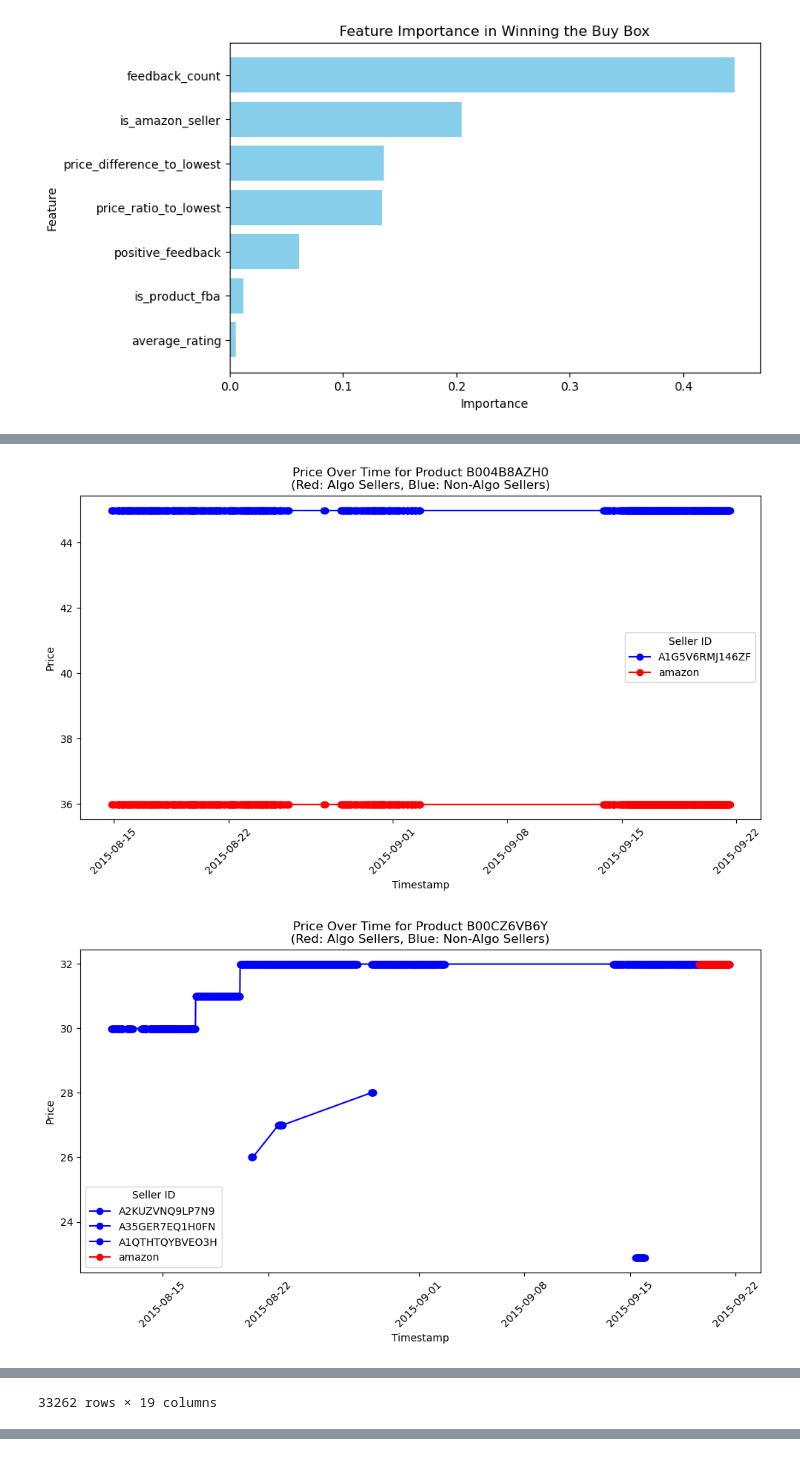
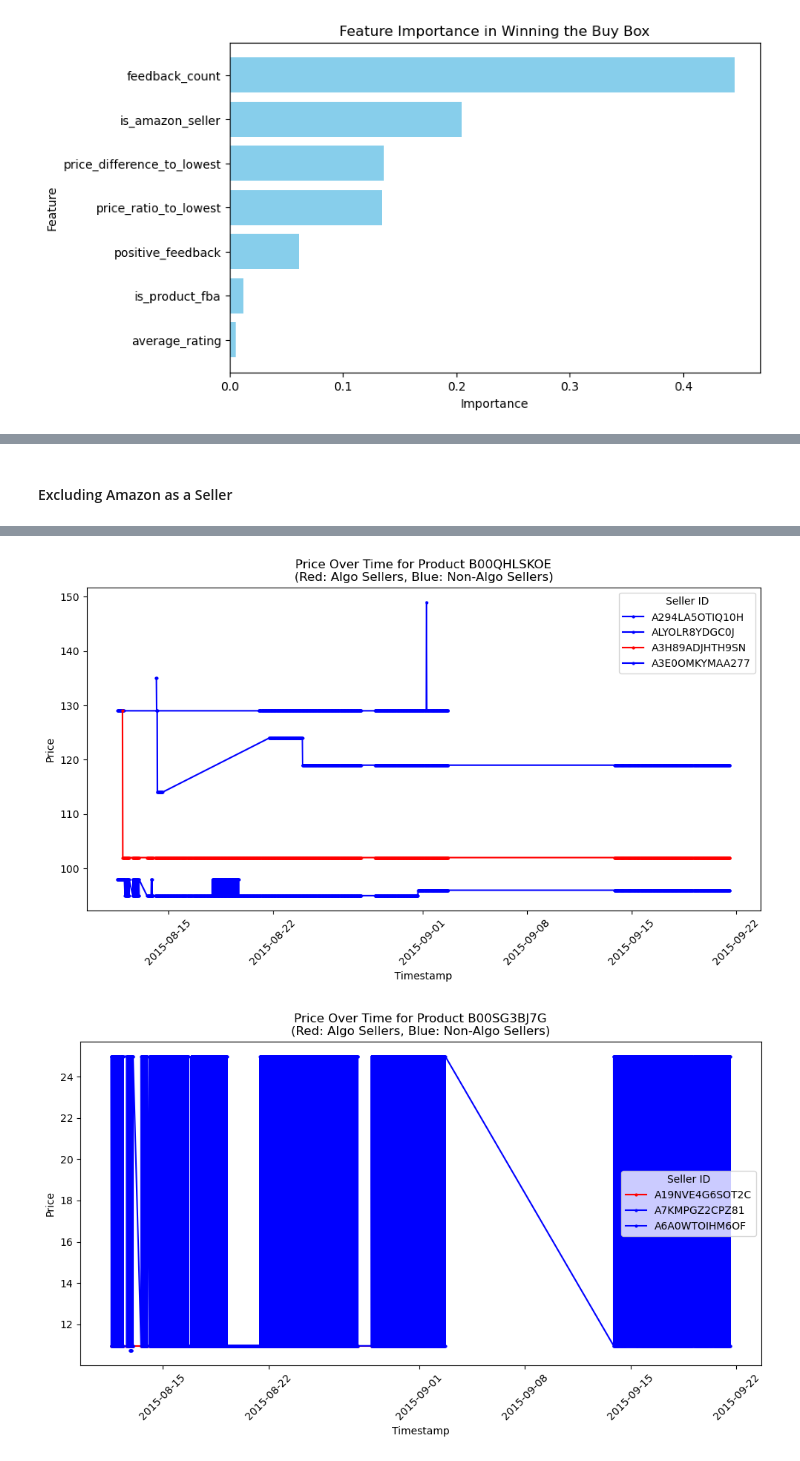
Before and after one commit to ABeltrann/algoPricingResearch, a Jupyter notebook: eda.ipynb, the cells around one changed output, grey strips where cells are left out. Drawn from its saved outputs; the diff is of its cells as text; code cells hidden in the pictures.

```diff
--- a/eda.ipynb
+++ b/eda.ipynb
@@ -380,14 +388,18 @@ product_price()
-# %%
-product_price()
-# %% [output]
-[figure, removed]
-# %%
-product_price()
-# %% [output]
-[figure, removed]
+# %% [markdown]
+#### Excluding Amazon as a Seller
 # %%
+# 1) Filter out Amazon from the dataset
 no_amazon_filtered_crawl_data = filtered_crawl_data[filtered_crawl_data["sid"] != "amazon"]
+
+# 2) Make sure the product set still meets the conditions:
+#    - At most 5 sellers
+#    - Contains at least one algo seller and one non-algo seller
 no_amazon_filtered_crawl_data = no_amazon_filtered_crawl_data.groupby("pid").filter(lambda group: group["sid"].nunique() <= 5)
 no_amazon_filtered_crawl_data = no_amazon_filtered_crawl_data.groupby("pid").filter(lambda group: group["algo_seller"].any() and (~group["algo_seller"]).any())
-no_amazon_filtered_crawl_data
+
+# 3) Test the same plotting function on the "no Amazon" filtered dataset
+product_price(no_amazon_filtered_crawl_data)
+product_price(no_amazon_filtered_crawl_data)
+product_price(no_amazon_filtered_crawl_data)
+product_price(no_amazon_filtered_crawl_data)
 # %% [output]
@@ -406 +405,0 @@ no_amazon_filtered_crawl_data
-33262 rows × 19 columns
@@ -406,0 +408,2 @@ no_amazon_filtered_crawl_data
+[figure, added]
+[figure, added]
```
Also changed, not shown: parts of 42 cells of this notebook.
